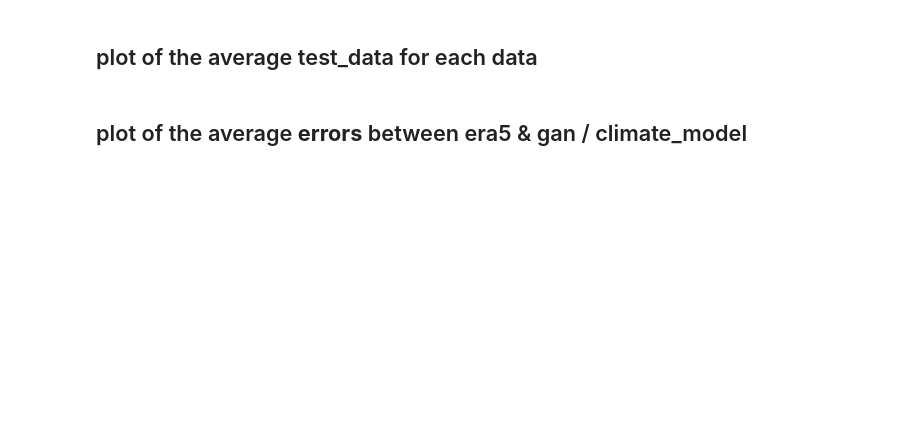
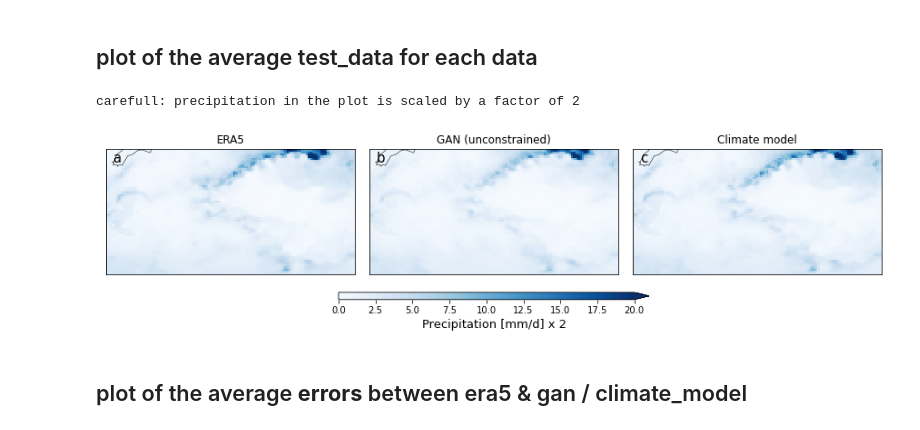
Before and after one commit to aim56009/Bias_GAN, a Jupyter notebook: code/run_notebook.ipynb, the cells around one changed output. Cells and saved outputs as stored; diff of their text form; code cells hidden in the pictures; blank space fills up the shorter version.

```diff
--- a/code/run_notebook.ipynb
+++ b/code/run_notebook.ipynb
@@ -815,7 +792,7 @@ class PlotAnalysis():
     def latitudinal_mean(self, single_plot=False, ax=None, show_legend=True, annotate=True):
 
         if single_plot:
-            plt.figure(figsize=(6,4))
+            plt.figure(figsize=(12,8))
         names = self.names
         for name in reversed(names):
             if name == 'era5':
@@ -825,9 +802,17 @@ class PlotAnalysis():
                 alpha = 0.9
                 linestyle= '-'
 
+
             data = getattr(self.data, name)
             label = self.data.model_name_definition(name)
+            if name != "era5":
+                era5_data = getattr(self.data, "era5")
+                bias = data.mean('time') - era5_data.mean('time')
+                print(label,f" \t \t MAE: {abs(bias).values.mean():2.3f} [mm/d]")
+
+
             data = data.mean(dim=("longitude", "time"))
+
             plt.plot(data.latitude, data,
                      label=label,
                      alpha=alpha,
@@ -840,7 +825,7 @@ class PlotAnalysis():
                      xy=(1-0.955, 0.925), xycoords=ax,
                      bbox=None)
 
-        plt.ylim(0,7.5)
+        plt.ylim(0,3)
         plt.xlim(25,58)
         plt.xlabel('Latitude')
         plt.ylabel('Mean precipitation [mm/d]')
@@ -1148,7 +1133,8 @@ class PlotAnalysis():
 # %% [markdown]
 ## Run Evaluation
 # %%
-checkpoint_path = f"/content/gdrive/MyDrive/bias_gan/results/{runtime_instance}/last.ckpt"
-config_path = f"/content/gdrive/MyDrive/bias_gan/results/{runtime_instance}/config_model.json"
+evaluation_instance = "2023_01_12_07h_34m_09s"
+checkpoint_path = f"/content/gdrive/MyDrive/bias_gan/results/{evaluation_instance}/last.ckpt"
+config_path = f"/content/gdrive/MyDrive/bias_gan/results/{evaluation_instance}/config_model.json"
 
 data = EvaluateCheckpoints(checkpoint_path=checkpoint_path, config_path=config_path, save_model=True)
@@ -1170,7 +1163,10 @@ PlotAnalysis(test_data).single_frames(projection="cyl",time_index=chose_day)
 # %% [markdown]
 ## plot of the average test_data for each data
 # %%
-PlotAnalysis(test_data).avg_frames(projection="cyl",scale_precip_by = 1)
+PlotAnalysis(test_data).avg_frames(projection="cyl",scale_precip_by = 2)
+# %% [output]
+carefull: precipitation in the plot is scaled by a factor of 2
+[figure, added]
 # %% [markdown]
 ## plot of the average **errors** between era5 & gan / climate_model
 # %%
```
Also changed, not shown: parts of 24 cells of this notebook.
